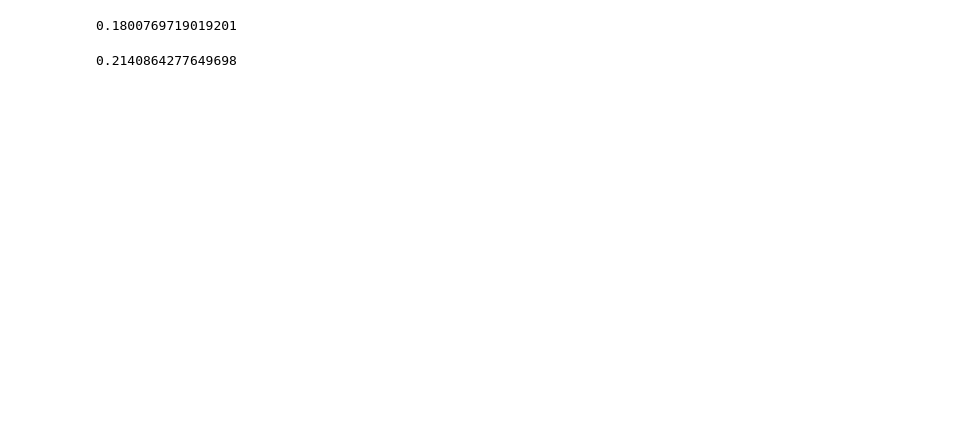
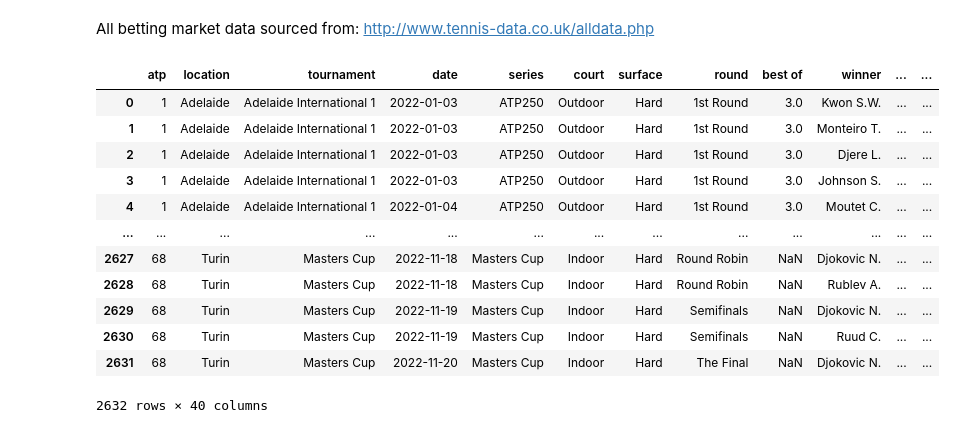
Before and after one commit to yaobviously/tennis_predictions, a Jupyter notebook: model_evaluation_betting_data.ipynb, the cells around one changed output. Cells and saved outputs as stored; diff of their text form; code cells hidden in the pictures; blank space fills up the shorter version.

```diff
--- a/model_evaluation_betting_data.ipynb
+++ b/model_evaluation_betting_data.ipynb
@@ -15,3 +15,5 @@ from sklearn.calibration import calibration_curve
+# %% [markdown]
+All betting market data sourced from: http://www.tennis-data.co.uk/alldata.php
 # %%
 ts_file = r'C:\Users\jyoung\Projects\tennis_project\tennis_data\tennis_atp-master\processed_apt_with_ts.csv'
 
@@ -30,6 +32,22 @@ df['year'] = df['date'].dt.year
 # %%
 df['winner_last'] = [x.split(' ')[0] for x in df['winner']]
 df['loser_last'] = [x.split(' ')[0] for x in df['loser']]
+# %%
+df
+# %% [output]
+|  | atp | location | tournament | date | series | court | surface | round | best of | winner | ... | ... |
+| 0 | 1 | Adelaide | Adelaide International 1 | 2022-01-03 | ATP250 | Outdoor | Hard | 1st Round | 3.0 | Kwon S.W. | ... | ... |
+| 1 | 1 | Adelaide | Adelaide International 1 | 2022-01-03 | ATP250 | Outdoor | Hard | 1st Round | 3.0 | Monteiro T. | ... | ... |
+| 2 | 1 | Adelaide | Adelaide International 1 | 2022-01-03 | ATP250 | Outdoor | Hard | 1st Round | 3.0 | Djere L. | ... | ... |
+| 3 | 1 | Adelaide | Adelaide International 1 | 2022-01-03 | ATP250 | Outdoor | Hard | 1st Round | 3.0 | Johnson S. | ... | ... |
+| 4 | 1 | Adelaide | Adelaide International 1 | 2022-01-04 | ATP250 | Outdoor | Hard | 1st Round | 3.0 | Moutet C. | ... | ... |
+| ... | ... | ... | ... | ... | ... | ... | ... | ... | ... | ... | ... | ... |
+| 2627 | 68 | Turin | Masters Cup | 2022-11-18 | Masters Cup | Indoor | Hard | Round Robin | NaN | Djokovic N. | ... | ... |
+| 2628 | 68 | Turin | Masters Cup | 2022-11-18 | Masters Cup | Indoor | Hard | Round Robin | NaN | Rublev A. | ... | ... |
+| 2629 | 68 | Turin | Masters Cup | 2022-11-19 | Masters Cup | Indoor | Hard | Semifinals | NaN | Djokovic N. | ... | ... |
+| 2630 | 68 | Turin | Masters Cup | 2022-11-19 | Masters Cup | Indoor | Hard | Semifinals | NaN | Ruud C. | ... | ... |
+| 2631 | 68 | Turin | Masters Cup | 2022-11-20 | Masters Cup | Indoor | Hard | The Final | NaN | Djokovic N. | ... | ... |
+2632 rows × 40 columns
 # %%
 def true_skill_win_proba(player_1=None, player_2=None):
 
@@ -53,11 +86,3 @@ test_df['b365w_prob'] = 1 / (test_df['b365w'])
-# %%
-brier_score_loss([1] * len(test_df), test_df['winner_ts_win_prob'])
-# %% [output]
-0.1800769719019201
-# %%
-brier_score_loss([1] * len(test_df), test_df['winner_elo_proba'])
-# %% [output]
-0.2140864277649698
 # %%
 def return_losses(x):
 
```
Also changed, not shown: parts of 13 cells of this notebook.
